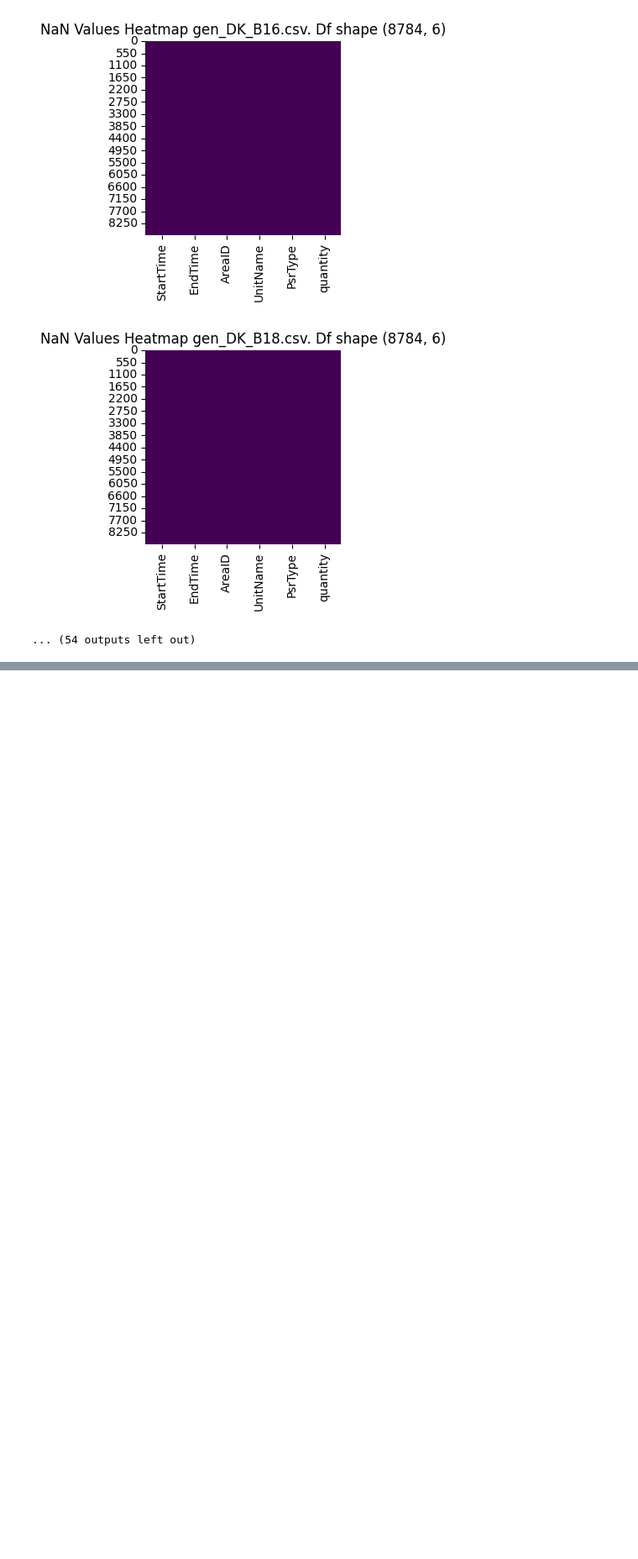
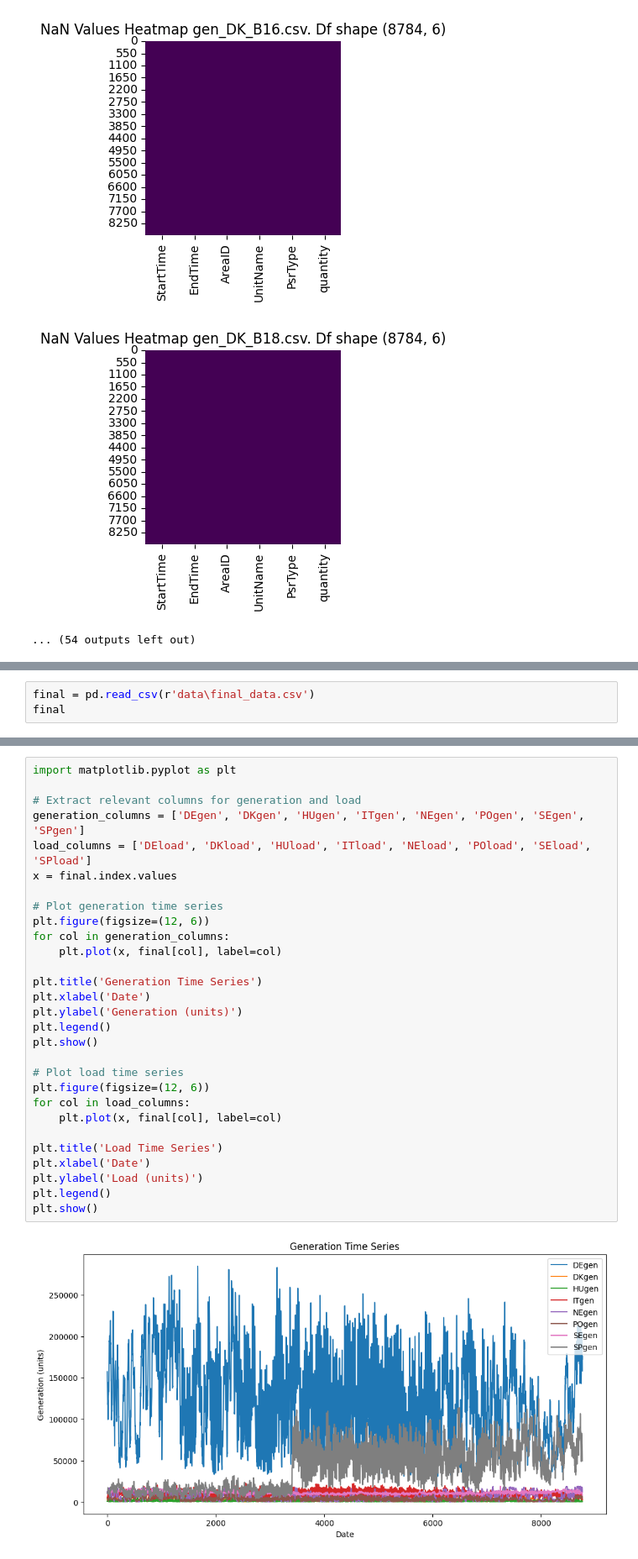
Before and after one commit to arturofredes/SchneiderHackathon_UBEcoFriends, a Jupyter notebook: pruebas.ipynb, the cells around one changed output, grey strips where cells are left out. Shown at 84% size. Saved outputs shown, nothing was run; the diff lists cells and outputs as text; blank space fills up the shorter version.

```diff
--- a/pruebas.ipynb
+++ b/pruebas.ipynb
@@ -260,0 +405,3 @@ for file_name in file_list:
+# %%
+final = pd.read_csv(r'data\final_data.csv')
+final
@@ -260,0 +509,31 @@ for file_name in file_list:
+# %%
+import matplotlib.pyplot as plt
+
+# Extract relevant columns for generation and load
+generation_columns = ['DEgen', 'DKgen', 'HUgen', 'ITgen', 'NEgen', 'POgen', 'SEgen', 'SPgen']
+load_columns = ['DEload', 'DKload', 'HUload', 'ITload', 'NEload', 'POload', 'SEload', 'SPload']
+x = final.index.values
+
+# Plot generation time series
+plt.figure(figsize=(12, 6))
+for col in generation_columns:
+    plt.plot(x, final[col], label=col)
+
+plt.title('Generation Time Series')
+plt.xlabel('Date')
+plt.ylabel('Generation (units)')
+plt.legend()
+plt.show()
+
+# Plot load time series
+plt.figure(figsize=(12, 6))
+for col in load_columns:
+    plt.plot(x, final[col], label=col)
+
+plt.title('Load Time Series')
+plt.xlabel('Date')
+plt.ylabel('Load (units)')
+plt.legend()
+plt.show()
+# %% [output]
+[figure, added]
```
Also changed, not shown: parts of 21 cells of this notebook.
